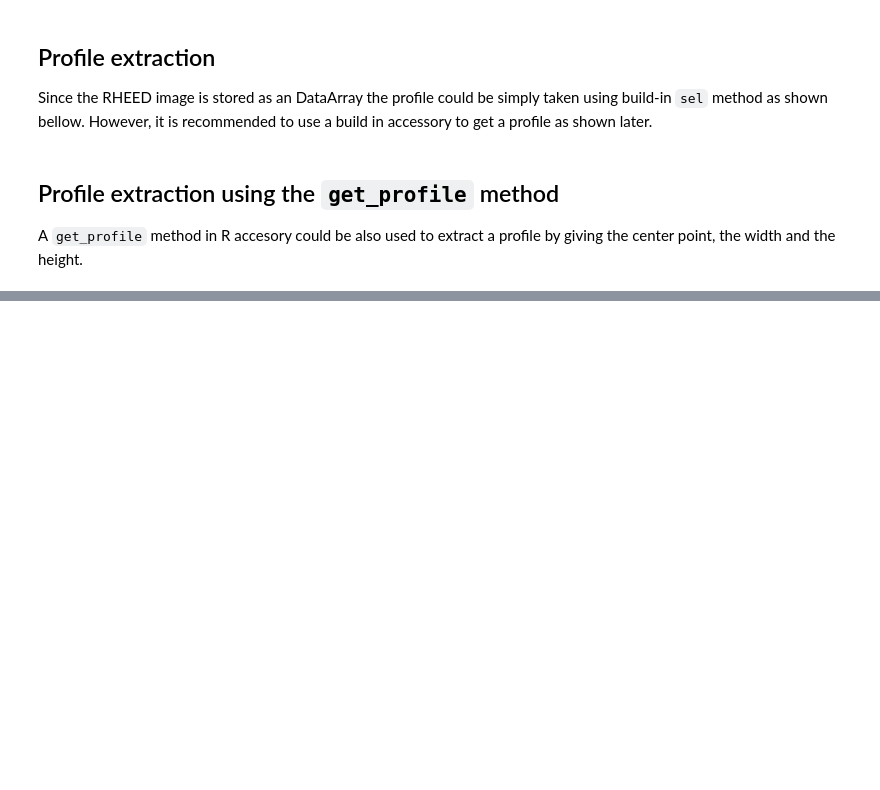
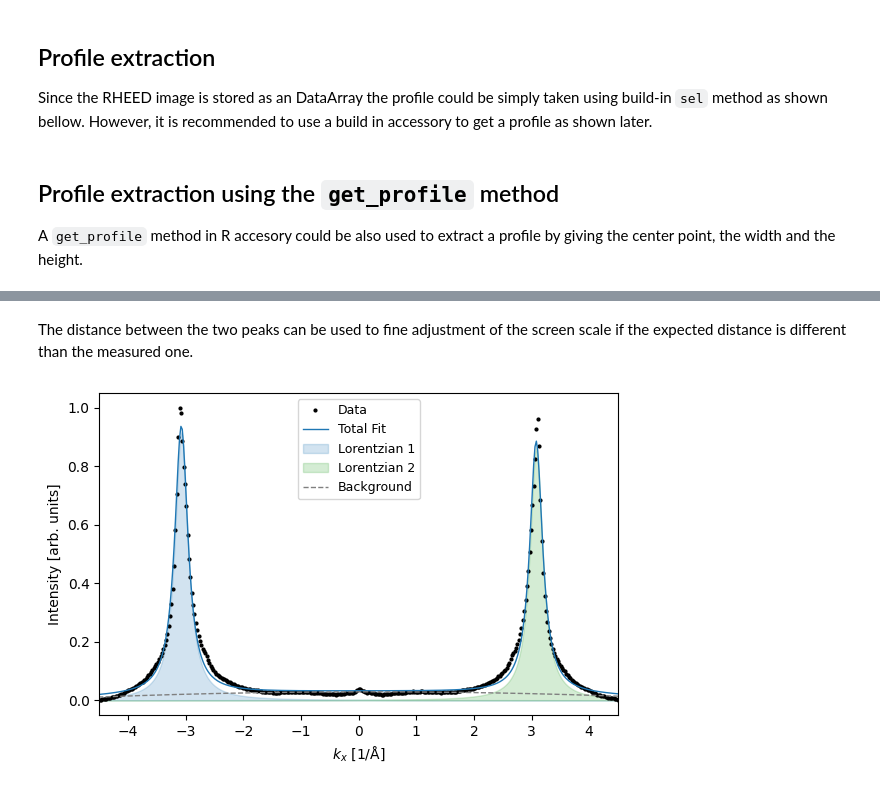
Before and after one commit to mkopciuszynski/xrheed, a Jupyter notebook: docs/source/notebooks/diffraction_profiles.ipynb, the cells around one changed output, grey strips where cells are left out. Drawn from its saved outputs; the diff is of its cells as text; code cells hidden in the pictures; blank space fills up the shorter version.

```diff
--- a/docs/source/notebooks/diffraction_profiles.ipynb
+++ b/docs/source/notebooks/diffraction_profiles.ipynb
@@ -87,0 +140,34 @@ plt.show()
+# %% [markdown]
+The distance between the two peaks can be used to fine adjustment of the screen scale if the expected distance is different than the measured one.
+# %%
+import matplotlib.pyplot as plt
+
+# Evaluate components
+comps = result.eval_components(x=x)
+
+# Create figure
+fig, ax = plt.subplots(figsize=(6, 4), tight_layout=True)
+
+# Plot data and total fit
+ax.plot(x, y, 'ko', markersize=2, label="Data")  # black dots for data
+ax.plot(x, result.best_fit, color='tab:blue', linestyle='-', linewidth=1, label="Total Fit")
+
+# Plot Lorentzian components as shaded areas
+for i, color in zip(range(1, 3), ['tab:blue', 'tab:green', 'tab:purple']):
+    comp = comps[f'l{i}_']
+    ax.fill_between(x, comp, color=color, alpha=0.2, label=f"Lorentzian {i}")
+
+# Plot background as a dashed line
+ax.plot(x, comps['bkg_'], color='gray', linestyle='--', linewidth=1.0, label="Background")
+
+# Labels and styling
+ax.set_xlabel("$k_x$ [1/Å]", fontsize=10)
+ax.set_ylabel("Intensity [arb. units]", fontsize=10)
+
+# Legend outside the plot area
+ax.legend(fontsize=9)
+ax.set_xlim(-4.5, 4.5)
+
+plt.show()
+# %% [output]
+[figure, added]
```
Also changed, not shown: parts of 9 cells of this notebook.
